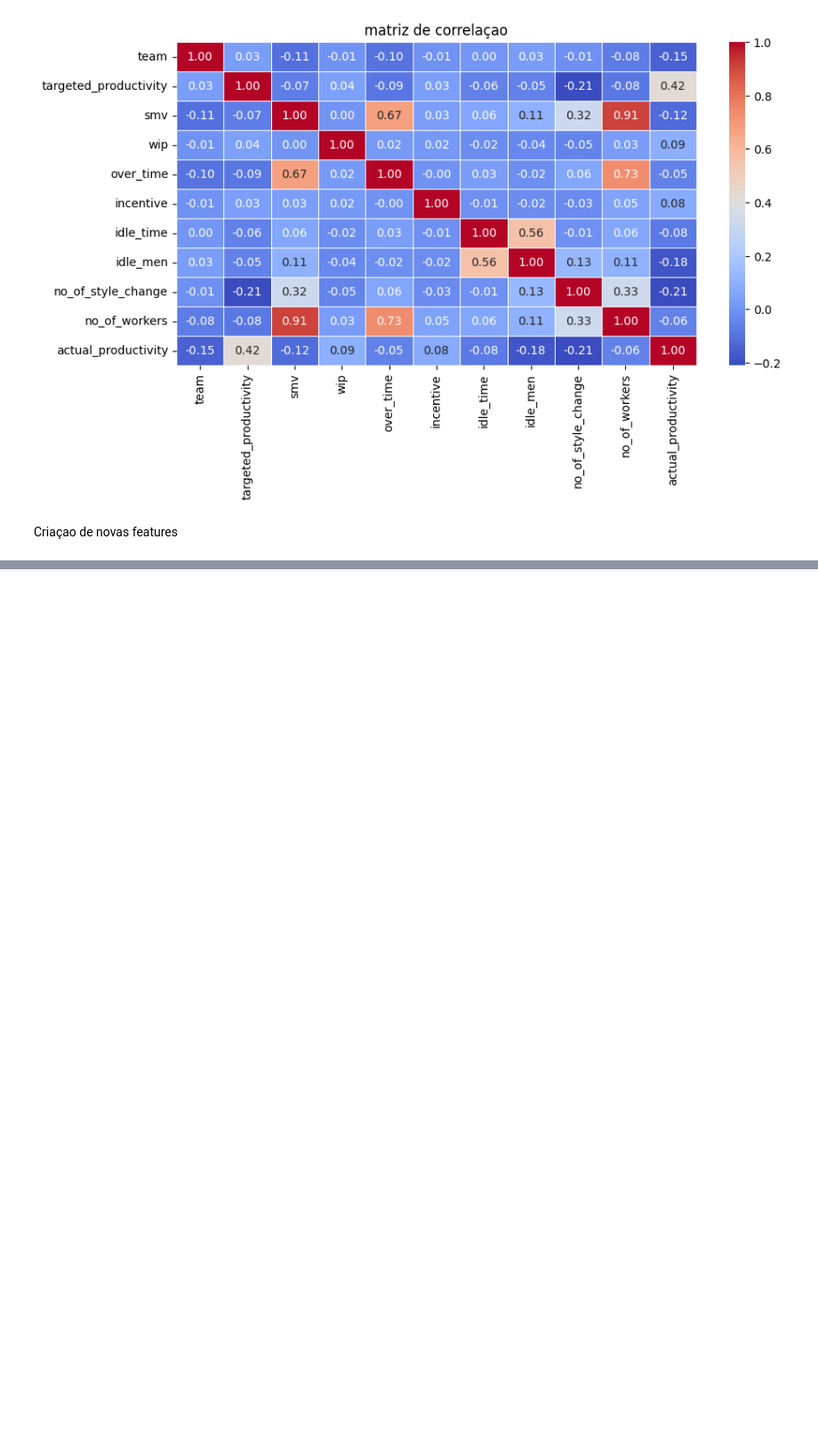
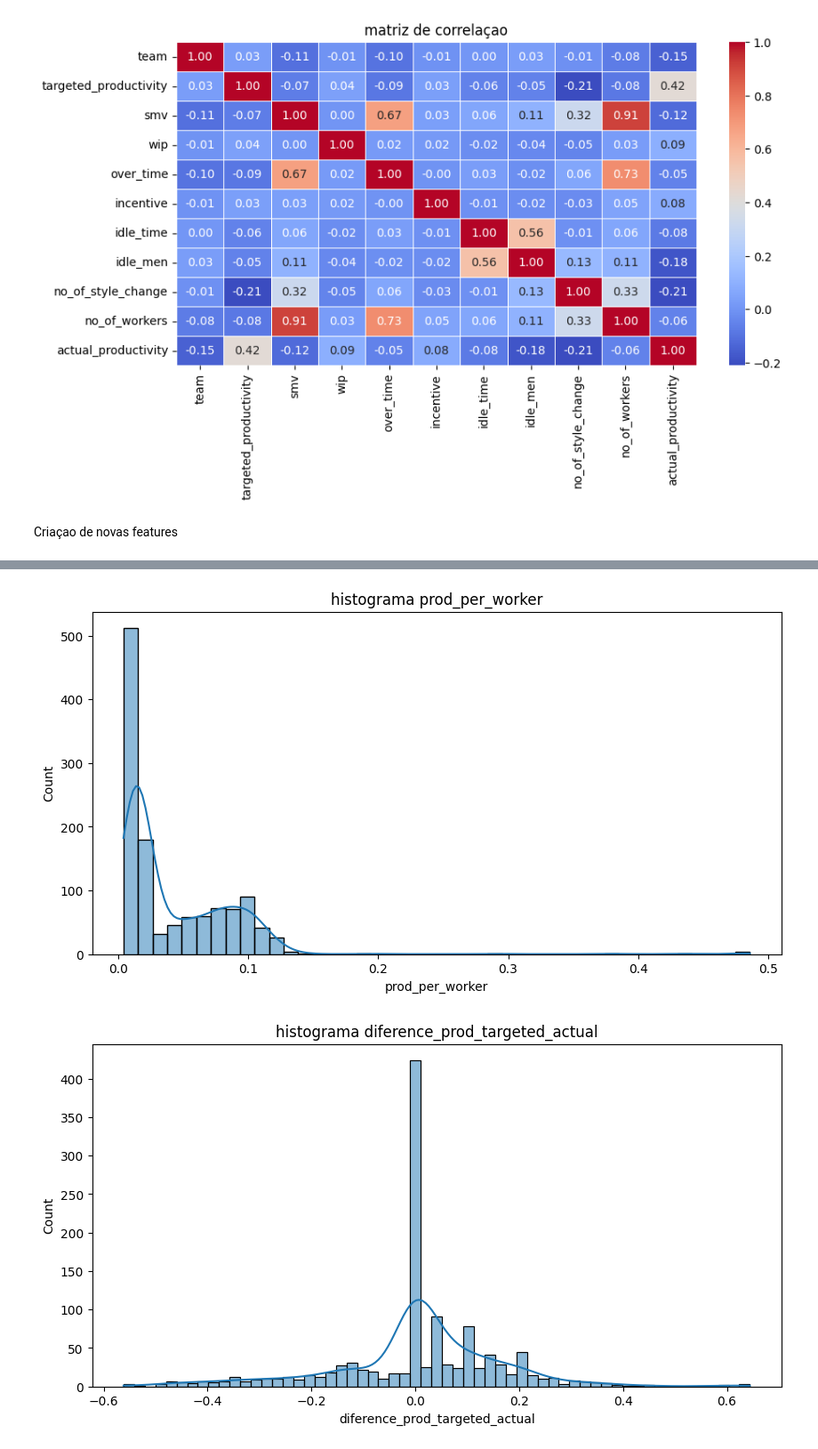
Before and after one commit to WesleySouza13/PRODUCTIVITY-PREDICTION-, a Jupyter notebook: Jupyter_notebook.ipynb, the cells around one changed output, grey strips where cells are left out. Shown at 89% size. Drawn from its saved outputs; the diff is of its cells as text; code cells hidden in the pictures; blank space fills up the shorter version.

Commit message:
criaçao de novas features e pipes

```diff
--- a/Jupyter_notebook.ipynb
+++ b/Jupyter_notebook.ipynb
@@ -311,0 +322,7 @@ Criaçao de novas features
+# %%
+#criaçao de novas features
+df['prod_per_worker'] = df['actual_productivity']/df['no_of_workers']
+df['diference_prod_targeted_actual'] = df['actual_productivity'] - df['targeted_productivity']
+df['time_per_worker'] = df['smv']/ df['no_of_workers']
+df['idle_men_percent'] = df['idle_men']/df['no_of_workers']
+df
@@ -311,0 +343,11 @@ Criaçao de novas features
+# %%
+new_features = ['prod_per_worker','diference_prod_targeted_actual',  'time_per_worker', 'idle_men_percent']
+# %%
+for hist in new_features:
+    plt.figure(figsize=(10,5))
+    plt.title(f'histograma {hist}')
+    sns.histplot(df[hist], kde=True)
+plt.show()
+# %% [output]
+[figure, added]
+[figure, added]
```
Also changed, not shown: parts of 28 cells of this notebook.
